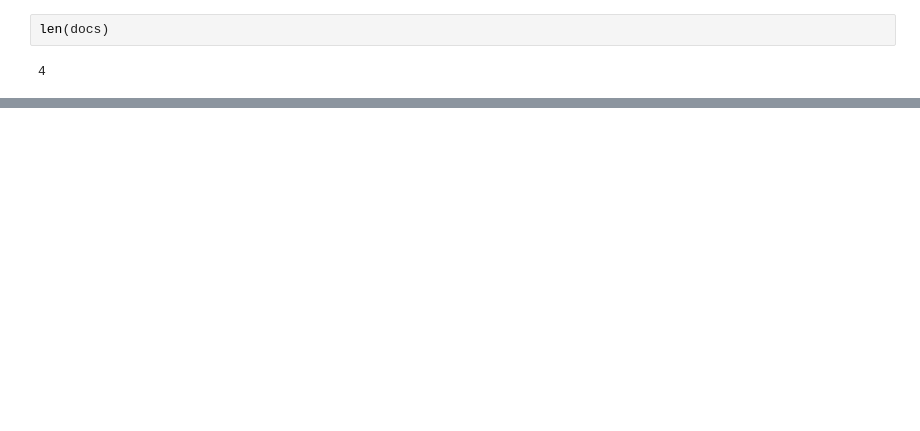
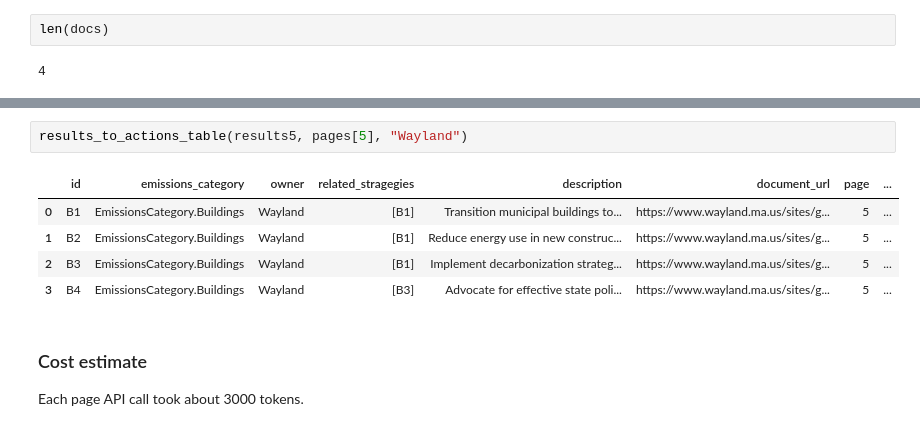
Before and after one commit to ahasha/llm_cap_research, a Jupyter notebook: notebooks/langchain_tutorial.ipynb, the cells around one changed output, grey strips where cells are left out. Saved outputs shown, nothing was run; the diff lists cells and outputs as text; blank space fills up the shorter version.

```diff
--- a/notebooks/langchain_tutorial.ipynb
+++ b/notebooks/langchain_tutorial.ipynb
@@ -303,0 +460,12 @@ len(docs)
+# %%
+results_to_actions_table(results5, pages[5], "Wayland")
+# %% [output]
+|  | id | emissions_category | owner | related_stragegies | description | document_url | page | ... |
+| 0 | B1 | EmissionsCategory.Buildings | Wayland | [B1] | Transition municipal buildings to... | https://www.wayland.ma.us/sites/g... | 5 | ... |
+| 1 | B2 | EmissionsCategory.Buildings | Wayland | [B1] | Reduce energy use in new construc... | https://www.wayland.ma.us/sites/g... | 5 | ... |
+| 2 | B3 | EmissionsCategory.Buildings | Wayland | [B1] | Implement decarbonization strateg... | https://www.wayland.ma.us/sites/g... | 5 | ... |
+| 3 | B4 | EmissionsCategory.Buildings | Wayland | [B3] | Advocate for effective state poli... | https://www.wayland.ma.us/sites/g... | 5 | ... |
+# %% [markdown]
+### Cost estimate
+
+Each page API call took about 3000 tokens.
```
Also changed, not shown: parts of 29 cells of this notebook, 2 other files.
